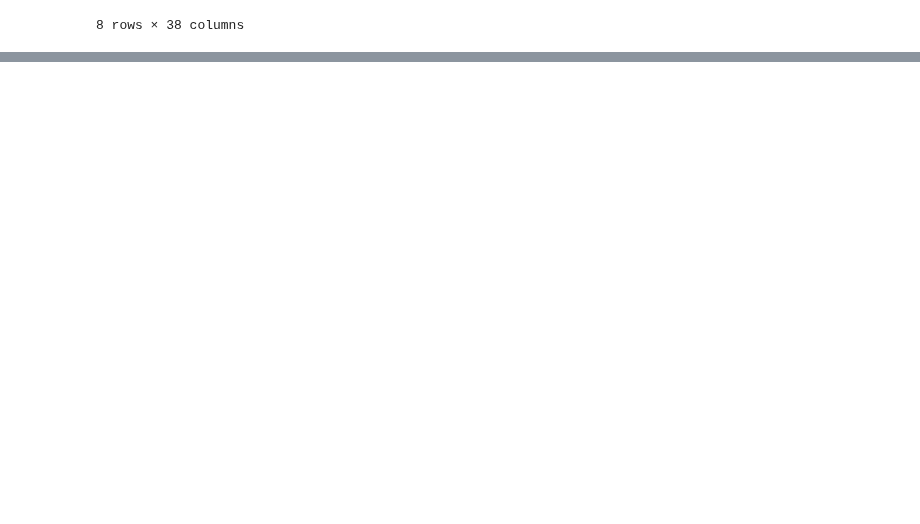
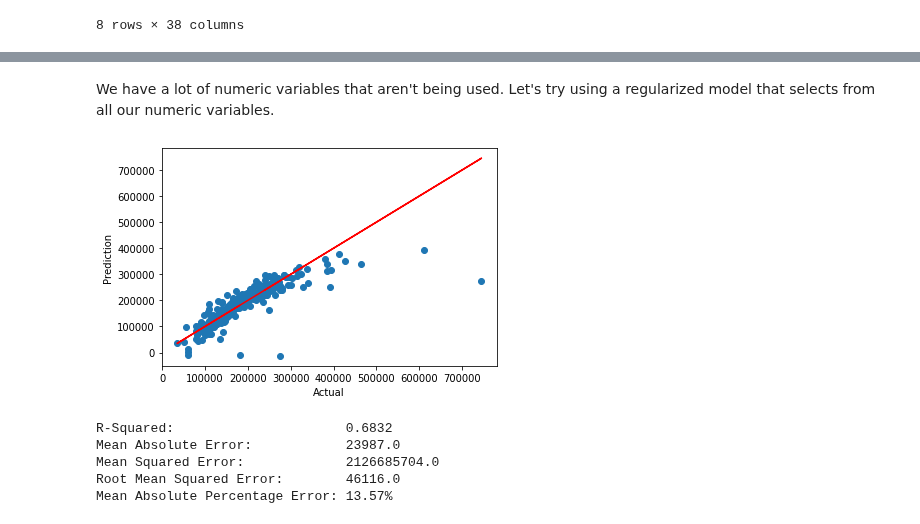
Before and after one commit to timcopelandoh/thinkful, a Jupyter notebook: Module 18 - Supervised Learning - Regression/18.8 - Regression Challenge.ipynb, the cells around one changed output, grey strips where cells are left out. Drawn from its saved outputs; the diff is of its cells as text; code cells hidden in the pictures; blank space fills up the shorter version.

```diff
--- a/Module 18 - Supervised Learning - Regression/18.8 - Regression Challenge.ipynb
+++ b/Module 18 - Supervised Learning - Regression/18.8 - Regression Challenge.ipynb
@@ -53,0 +83,27 @@ datetime.datetime(2005, 1, 1, 0, 0)
+# %% [markdown]
+We have a lot of numeric variables that aren't being used. Let's try using a regularized model that selects from all our numeric variables.
+# %%
+alphas=[10 ** i for i in range(-10,40)]
+numerics = list((X_train.dtypes == 'int64') | (X_train.dtypes == 'float64'))
+
+X_train.fillna(X_train.mean(), inplace=True)
+X_test.fillna(X_train.mean(), inplace=True)
+
+X_train_2 = X_train.iloc[:,numerics]
+X_train_2 = sm.add_constant(X_train_2)
+
+lasso = LassoCV(alphas=alphas)
+lasso = lasso.fit(X_train_2, y_train)
+
+X_test_2 = X_test.iloc[:,numerics]
+X_test_2 = sm.add_constant(X_test_2)
+y_pred_2 = lasso.predict(X_test_2)
+
+display_results(y_test, y_pred_2)
+# %% [output]
+[figure, added]
+R-Squared:                      0.6832
+Mean Absolute Error:            23987.0
+Mean Squared Error:             2126685704.0
+Root Mean Squared Error:        46116.0
+Mean Absolute Percentage Error: 13.57%
```
Also changed, not shown: parts of 13 cells of this notebook.
